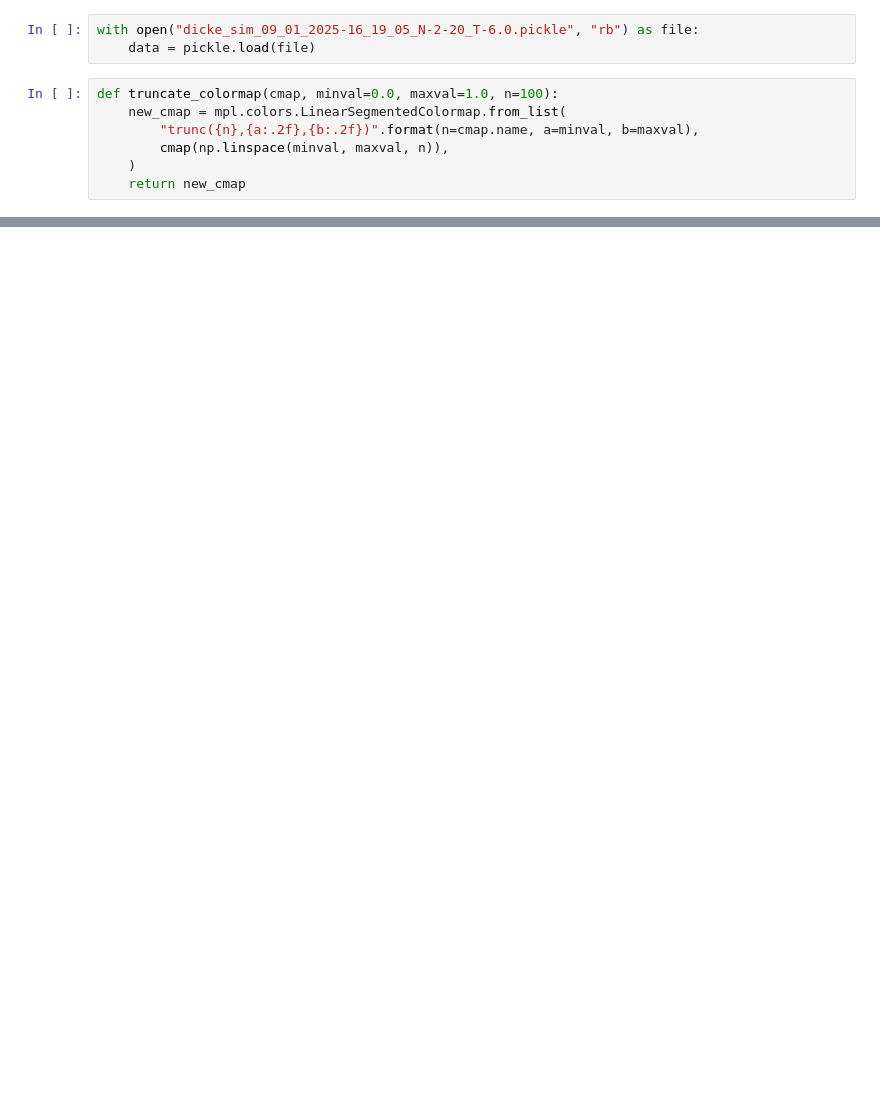
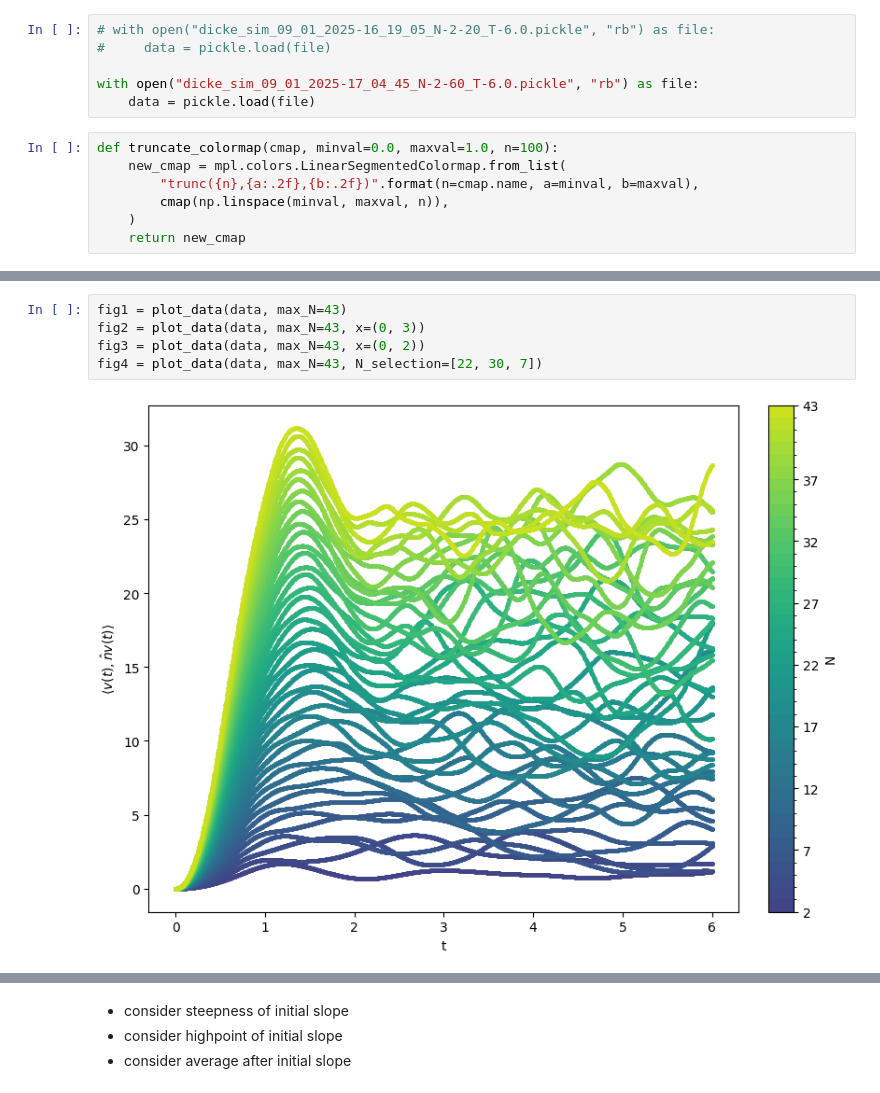
Before and after one commit to LeonhardRichter/CP2_hamiltonian_diagonalization, a Jupyter notebook: analysis_of_photon_count.ipynb, the cells around one changed output, grey strips where cells are left out. Drawn from its saved outputs; the diff is of its cells as text; blank space fills up the shorter version.

Commit message:
add function for data plotting

```diff
--- a/analysis_of_photon_count.ipynb
+++ b/analysis_of_photon_count.ipynb
@@ -18,7 +18,10 @@ def plot_sim_dicke(
     plt.title(f"N={N}")
     plt.show()
 # %%
-with open("dicke_sim_09_01_2025-16_19_05_N-2-20_T-6.0.pickle", "rb") as file:
+# with open("dicke_sim_09_01_2025-16_19_05_N-2-20_T-6.0.pickle", "rb") as file:
+#     data = pickle.load(file)
+
+with open("dicke_sim_09_01_2025-17_04_45_N-2-60_T-6.0.pickle", "rb") as file:
     data = pickle.load(file)
 # %%
 def truncate_colormap(cmap, minval=0.0, maxval=1.0, n=100):
@@ -55,0 +116,7 @@ fig.show()
+# %%
+fig1 = plot_data(data, max_N=43)
+fig2 = plot_data(data, max_N=43, x=(0, 3))
+fig3 = plot_data(data, max_N=43, x=(0, 2))
+fig4 = plot_data(data, max_N=43, N_selection=[22, 30, 7])
+# %% [output]
+[figure, added]
@@ -55,0 +126,4 @@ fig.show()
+# %% [markdown]
+- consider steepness of initial slope
+- consider highpoint of initial slope
+- consider average after initial slope
```
Also changed, not shown: parts of 3 cells of this notebook.
